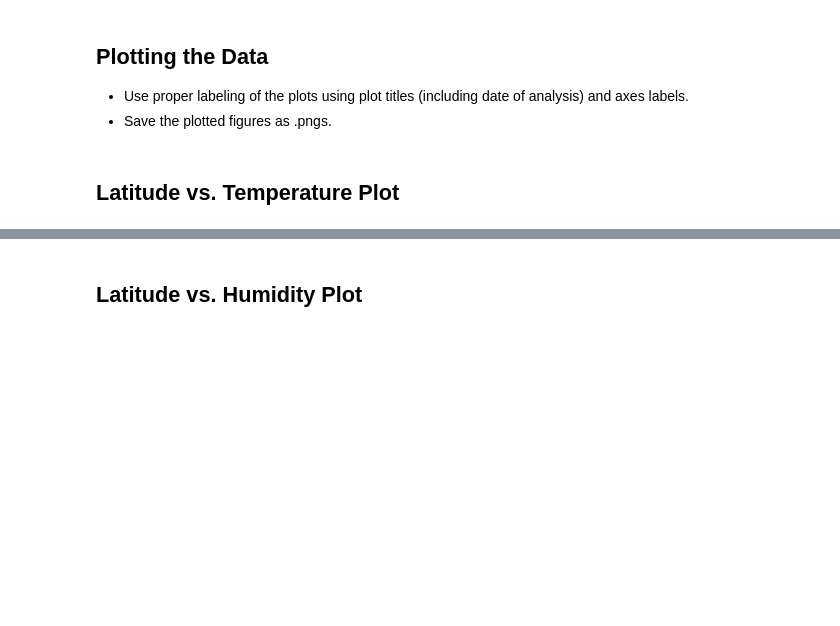
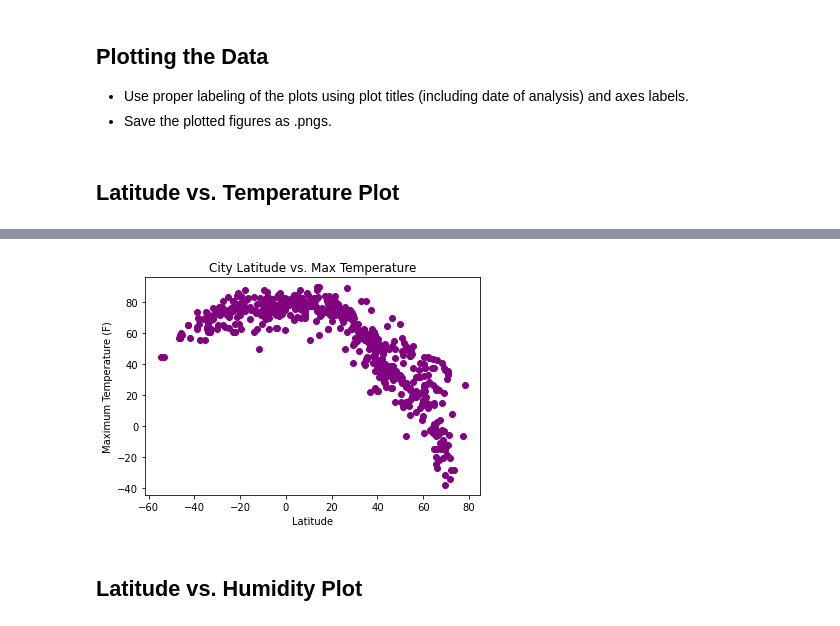
Before and after one commit to NinaPaljakkaCargo/python-API-challenge, a Jupyter notebook: weather_trends/WeatherPy.ipynb, the cells around one changed output, grey strips where cells are left out. Saved outputs shown, nothing was run; the diff lists cells and outputs as text; code cells hidden in the pictures; blank space fills up the shorter version.

Commit message:
completed scatter plots for data anal.

```diff
--- a/weather_trends/WeatherPy.ipynb
+++ b/weather_trends/WeatherPy.ipynb
@@ -154,2 +154,14 @@ new_city_df = city_df[city_df['Humidity'] < 100]
+# %%
+x = city_df['Lat']
+y = city_df['Max Temp']
+
+plt.scatter(x,y, color= 'purple')
+plt.xlabel('Latitude')
+plt.ylabel('Maximum Temperature (F)')
+plt.title('City Latitude vs. Max Temperature')
+
+plt.show()
+# %% [output]
+[figure, added]
 # %% [markdown]
 ## Latitude vs. Humidity Plot
```
Also changed, not shown: parts of 23 cells of this notebook, 1 other file.
